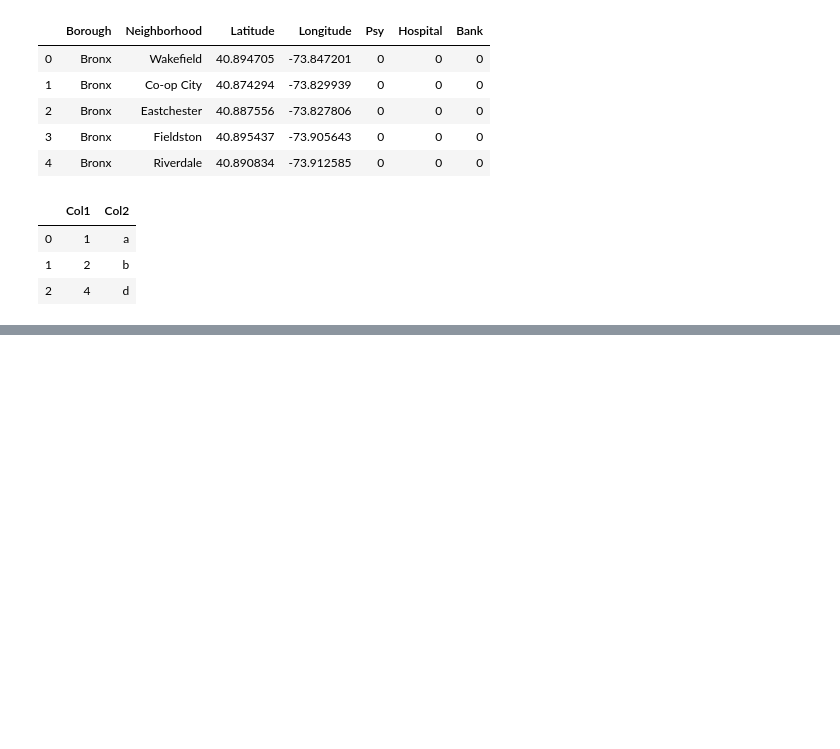
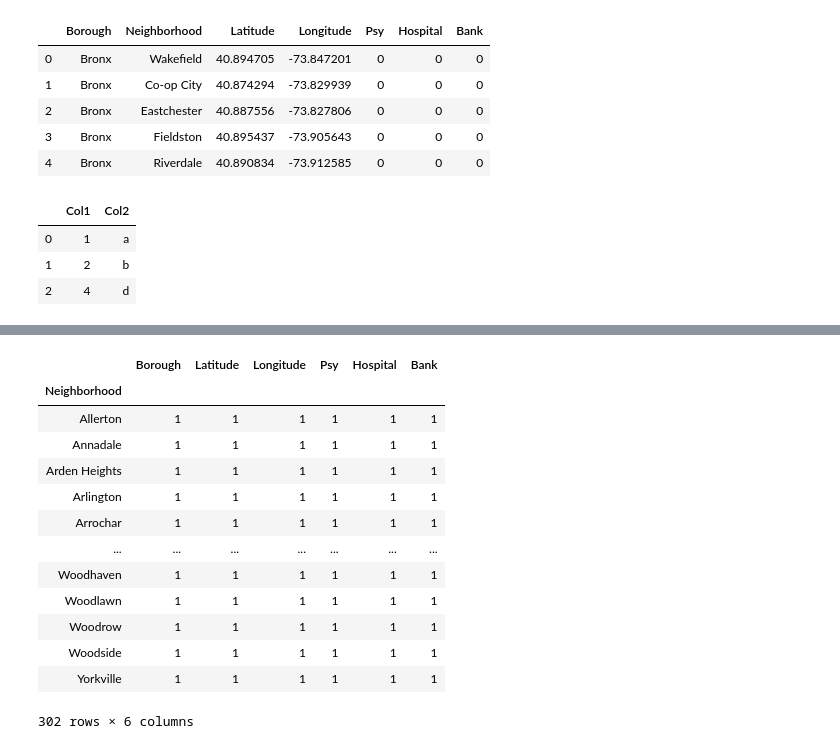
Before and after one commit to VCLF/Coursera_Capstone, a Jupyter notebook: Business Location Problem.ipynb, the cells around one changed output, grey strips where cells are left out. Saved outputs shown, nothing was run; the diff lists cells and outputs as text; code cells hidden in the pictures; blank space fills up the shorter version.

```diff
--- a/Business Location Problem.ipynb
+++ b/Business Location Problem.ipynb
@@ -231,5 +251,3 @@ a.head()
 | 0 | 1 | a |
 | 1 | 2 | b |
 | 2 | 4 | d |
-# %%
-ny_venues = getNearbyVenues(0,306,neighborhoods)
@@ -444,0 +254,2 @@ dataframe.head()
+# %%
+ny_venues = getNearbyVenues(171,300, ny_venues)
@@ -444,0 +261,3 @@ dataframe.head()
+# %%
+df_venues = ny_venues.copy()
+df_venues.head()
@@ -444,0 +271,17 @@ dataframe.head()
+# %%
+df_venues.groupby('Neighborhood').count()
+# %% [output]
+|  | Borough | Latitude | Longitude | Psy | Hospital | Bank |
+| Neighborhood |  |  |  |  |  |  |
+| Allerton | 1 | 1 | 1 | 1 | 1 | 1 |
+| Annadale | 1 | 1 | 1 | 1 | 1 | 1 |
+| Arden Heights | 1 | 1 | 1 | 1 | 1 | 1 |
+| Arlington | 1 | 1 | 1 | 1 | 1 | 1 |
+| Arrochar | 1 | 1 | 1 | 1 | 1 | 1 |
+| ... | ... | ... | ... | ... | ... | ... |
+| Woodhaven | 1 | 1 | 1 | 1 | 1 | 1 |
+| Woodlawn | 1 | 1 | 1 | 1 | 1 | 1 |
+| Woodrow | 1 | 1 | 1 | 1 | 1 | 1 |
+| Woodside | 1 | 1 | 1 | 1 | 1 | 1 |
+| Yorkville | 1 | 1 | 1 | 1 | 1 | 1 |
+302 rows × 6 columns
```
Also changed, not shown: parts of 39 cells of this notebook, 1 other file.
